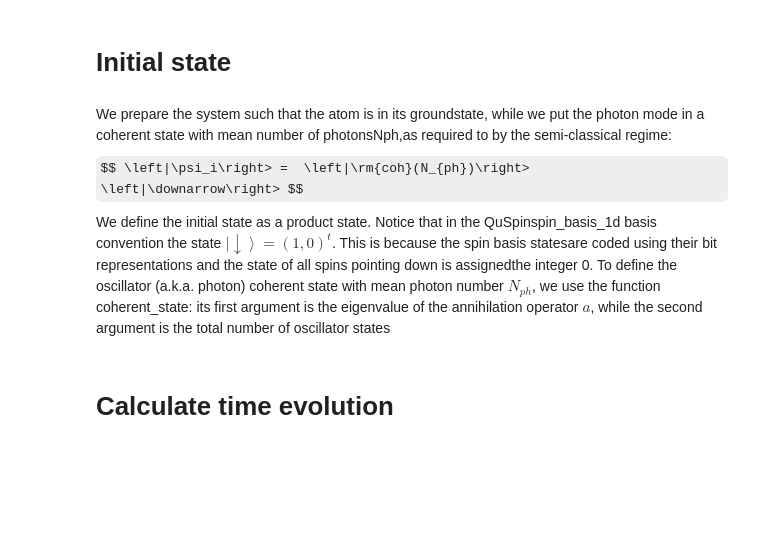
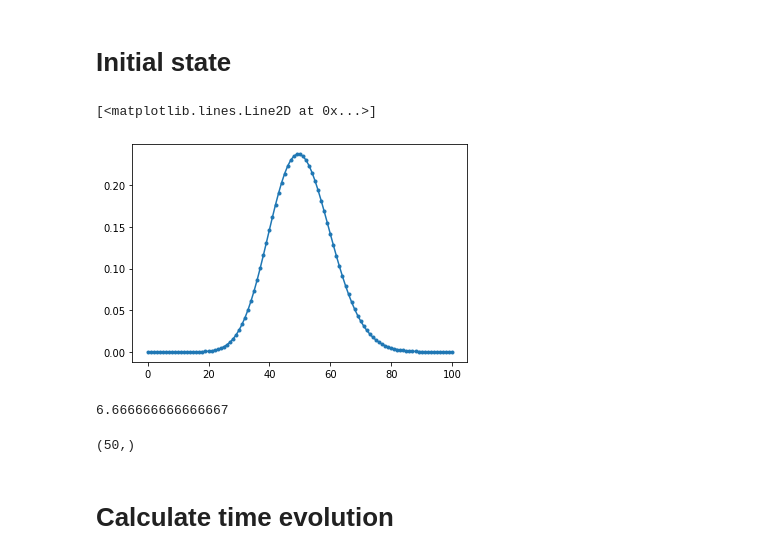
Before and after one commit to anastasiaGor/turbulence_data_notebooks, a Jupyter notebook: Atom-photon Hamiltonian/atom_multiple_photons.ipynb, the cells around one changed output. Drawn from its saved outputs; the diff is of its cells as text; code cells hidden in the pictures; some formulas as TeX source; blank space fills up the shorter version.

```diff
--- a/Atom-photon Hamiltonian/atom_multiple_photons.ipynb
+++ b/Atom-photon Hamiltonian/atom_multiple_photons.ipynb
@@ -118,6 +100,2 @@ plt.show()
 # %% [markdown]
 # Initial state
-# %% [markdown]
-We prepare the system such that the atom is in its groundstate, while we put the photon mode in a coherent state with mean number of photonsNph,as required to by the semi-classical regime:
-$$ \left|\psi_i\right> =  \left|\rm{coh}(N_{ph})\right>  \left|\downarrow\right> $$
-We define the initial state as a product state.  Notice that in the QuSpinspin_basis_1d basis convention the state $\left|\downarrow\right>  = (1,0)^t$. This is because the spin basis statesare coded using their bit representations and the state of all spins pointing down is assignedthe integer 0.  To define the oscillator (a.k.a. photon) coherent state with mean photon number $N_{ph}$,  we use the function coherent_state: its first argument is the eigenvalue of the annihilation operator $a$, while the second argument is the total number of oscillator states
@@ -133,0 +102,7 @@ psi_i=np.kron(psi_at_i,psi_ph_i)
+# %%
+psi_ph_i=coherent_state(np.sqrt(100/2),100+1)
+# %%
+plt.plot(psi_ph_i, '.-')
+# %% [output]
+[<matplotlib.lines.Line2D at 0x...>]
+[figure, added]
@@ -134,3 +114,11 @@ psi_i=np.kron(psi_at_i,psi_ph_i)
+# %%
+N_lev*N_osc/1.5
+# %% [output]
+6.666666666666667
+# %%
+psi_0.shape
+# %% [output]
+(50,)
 # %% [markdown]
 # Calculate time evolution
 # %% [markdown]
```
Also changed, not shown: parts of 22 cells of this notebook, 2 other files.
